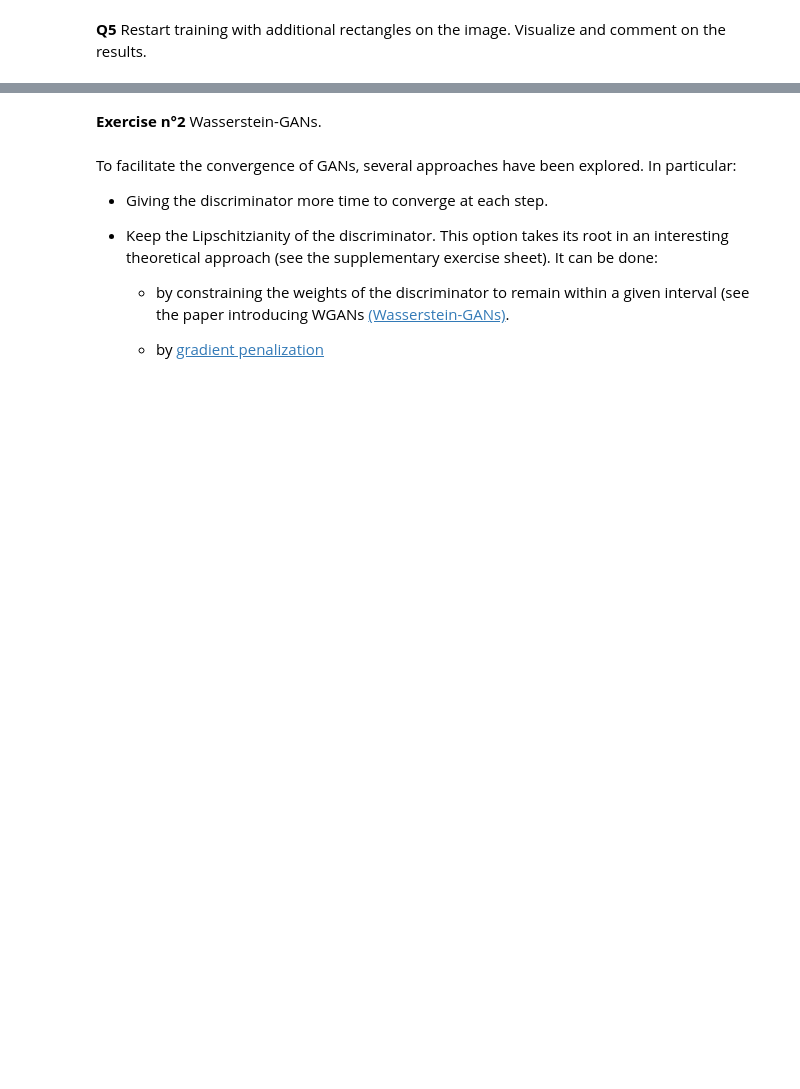
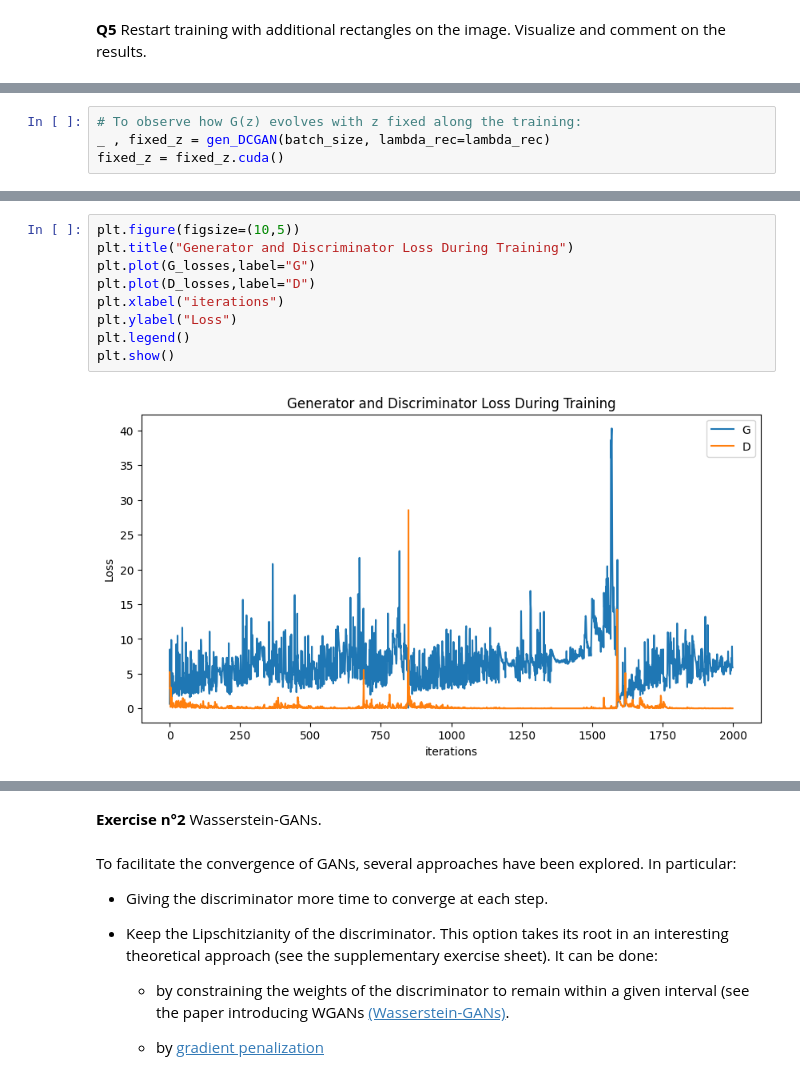
Before and after one commit to jramassa/ml-student, a Jupyter notebook: TP5/TP5_part2.ipynb, the cells around one changed output, grey strips where cells are left out. Cells and saved outputs as stored; diff of their text form; blank space fills up the shorter version.

```diff
--- a/TP5/TP5_part2.ipynb
+++ b/TP5/TP5_part2.ipynb
@@ -287,0 +332,4 @@ voir_batch2D(z, 6, fig3, k=0, min_scale=0,max_scale=1)
+# %%
+# To observe how G(z) evolves with z fixed along the training:
+_ , fixed_z = gen_DCGAN(batch_size, lambda_rec=lambda_rec)
+fixed_z = fixed_z.cuda()
@@ -287,0 +440,11 @@ voir_batch2D(z, 6, fig3, k=0, min_scale=0,max_scale=1)
+# %%
+plt.figure(figsize=(10,5))
+plt.title("Generator and Discriminator Loss During Training")
+plt.plot(G_losses,label="G")
+plt.plot(D_losses,label="D")
+plt.xlabel("iterations")
+plt.ylabel("Loss")
+plt.legend()
+plt.show()
+# %% [output]
+[figure, added]
```
Also changed, not shown: parts of 12 cells of this notebook.
